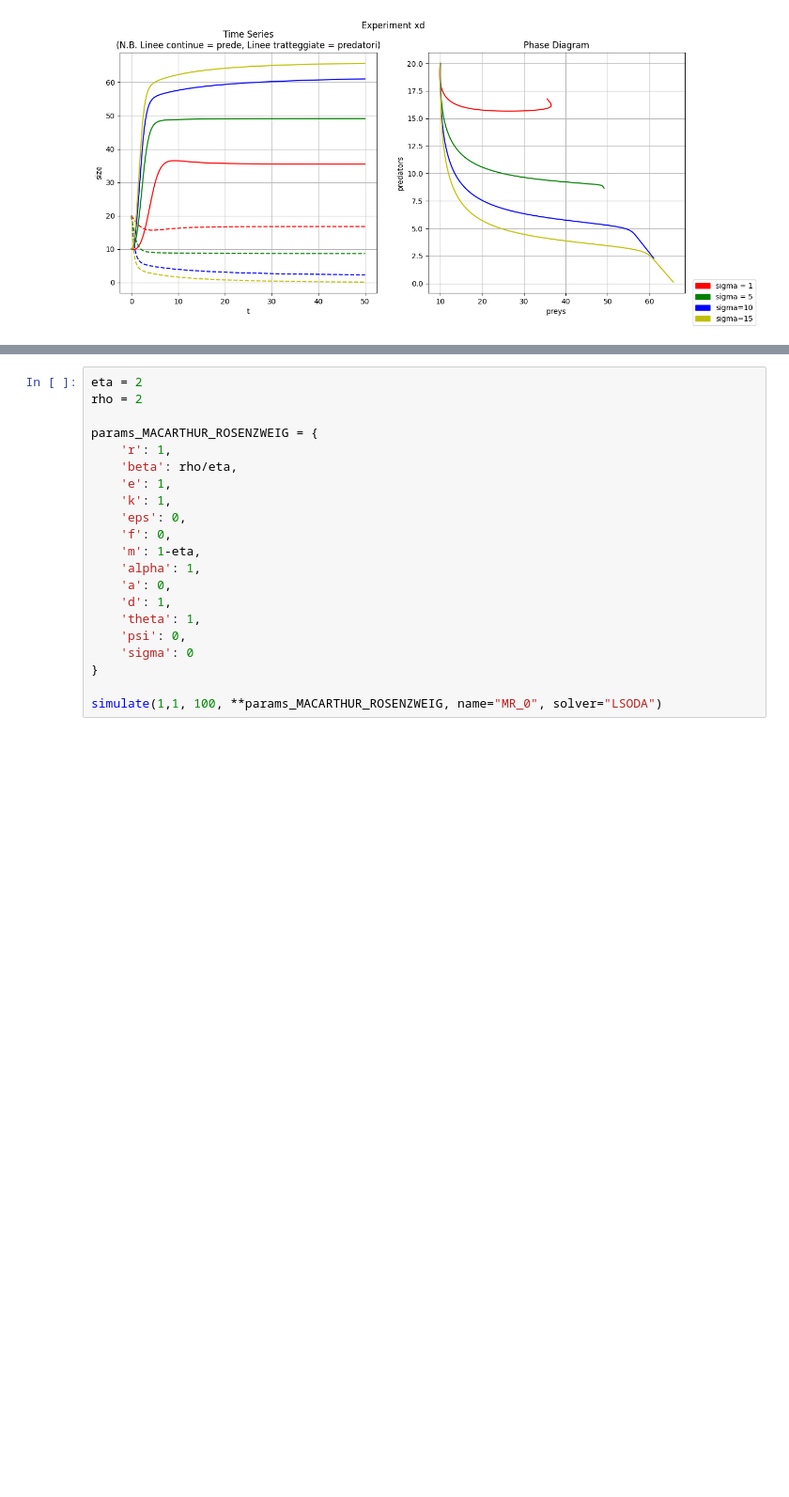
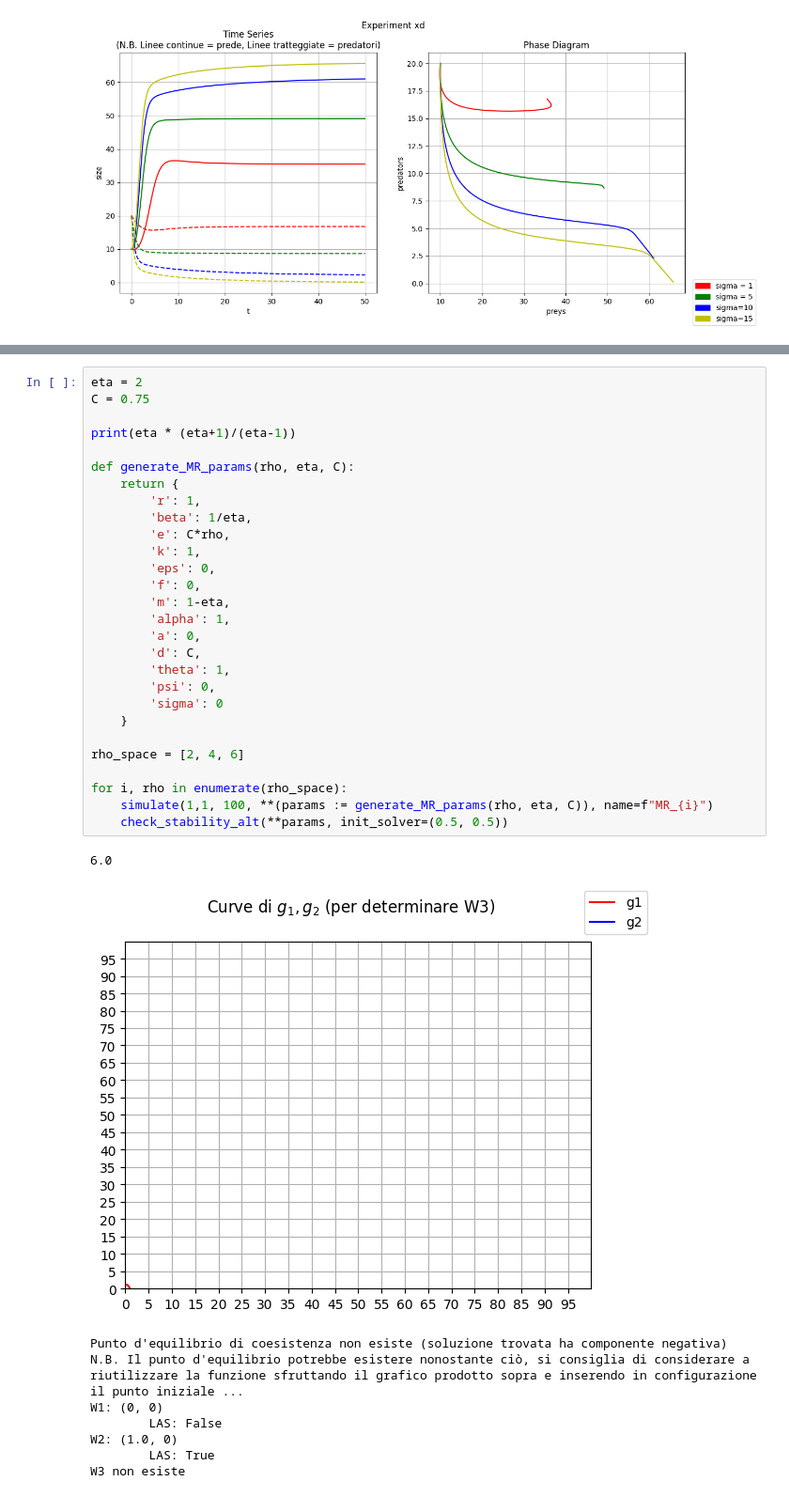
Before and after one commit to OdinMeng/AIDA-UNIVERSITY-NOTES-2025-2026, a Jupyter notebook: Complex Systems/project/Project_CS_SM3201466.ipynb, the cells around one changed output, grey strips where cells are left out. Shown at 94% size. Cells and saved outputs as stored; diff of their text form; blank space fills up the shorter version.

```diff
--- a/Complex Systems/project/Project_CS_SM3201466.ipynb
+++ b/Complex Systems/project/Project_CS_SM3201466.ipynb
@@ -1470,22 +1470,39 @@ $$
 $$
 # %%
 eta = 2
-rho = 2
+C = 0.75
 
-params_MACARTHUR_ROSENZWEIG = {
-    'r': 1,
-    'beta': rho/eta,
-    'e': 1,
-    'k': 1,
-    'eps': 0,
-    'f': 0,
-    'm': 1-eta,
-    'alpha': 1,
-    'a': 0,
-    'd': 1,
-    'theta': 1,
-    'psi': 0,
-    'sigma': 0
-}
+print(eta * (eta+1)/(eta-1))
 
-simulate(1,1, 100, **params_MACARTHUR_ROSENZWEIG, name="MR_0", solver="LSODA")
+def generate_MR_params(rho, eta, C):
+    return {
+        'r': 1,
+        'beta': 1/eta,
+        'e': C*rho,
+        'k': 1,
+        'eps': 0,
+        'f': 0,
+        'm': 1-eta,
+        'alpha': 1,
+        'a': 0,
+        'd': C,
+        'theta': 1,
+        'psi': 0,
+        'sigma': 0
+    }
+
+rho_space = [2, 4, 6]
+
+for i, rho in enumerate(rho_space):
+    simulate(1,1, 100, **(params := generate_MR_params(rho, eta, C)), name=f"MR_{i}")
+    check_stability_alt(**params, init_solver=(0.5, 0.5))
+# %% [output]
+6.0
+[figure, added]
+Punto d'equilibrio di coesistenza non esiste (soluzione trovata ha componente negativa)
+N.B. Il punto d'equilibrio potrebbe esistere nonostante ciò, si consiglia di considerare a riutilizzare la funzione sfruttando il grafico prodotto sopra e inserendo in configurazione il punto iniziale ...
+W1: (0, 0)
+        LAS: False
+W2: (1.0, 0)
+        LAS: True
+W3 non esiste
```
Also changed, not shown: parts of 5 cells of this notebook, 6 other files.
